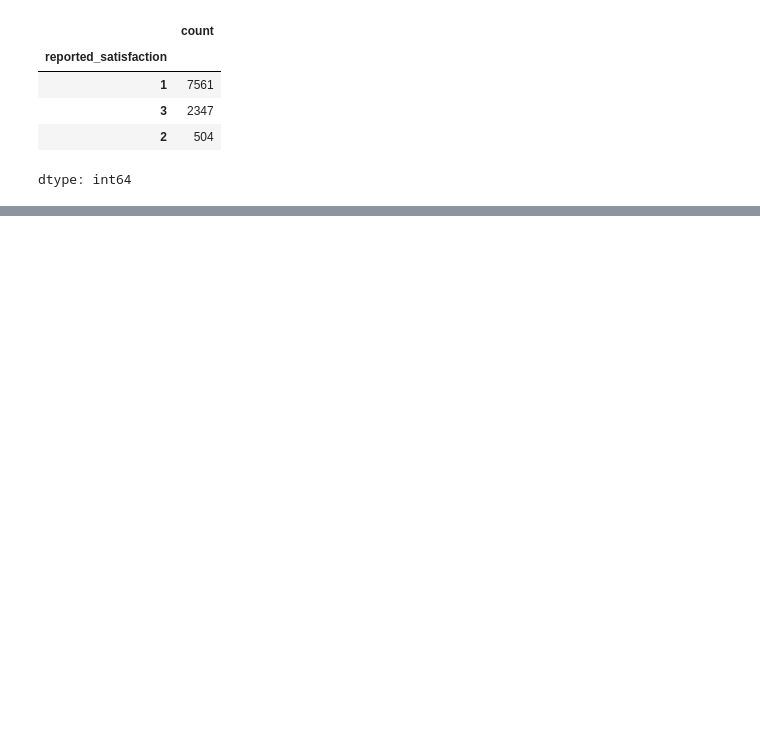
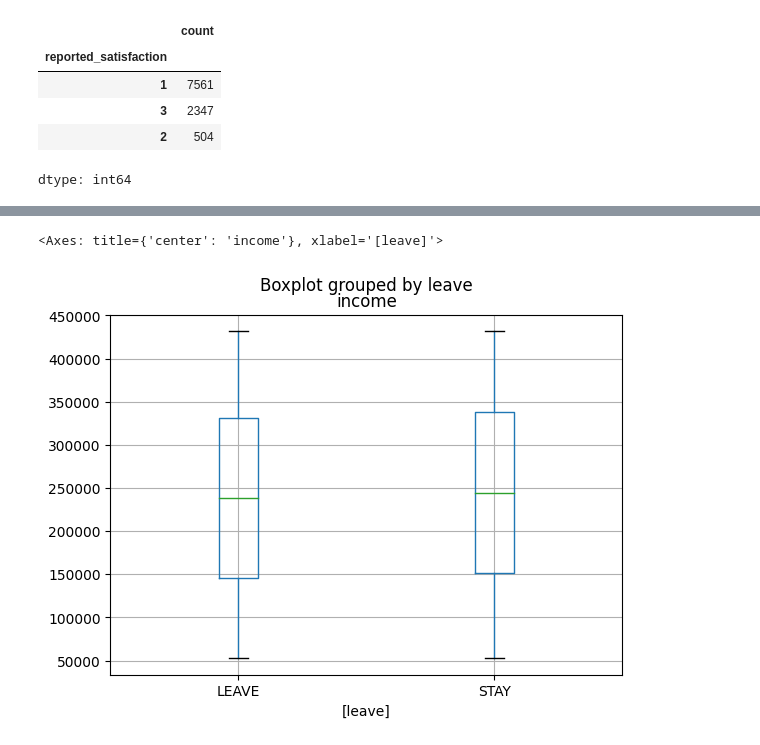
Before and after one commit to BBloxham1/is4487, a Jupyter notebook: Labs/Scripts/lab8_megatelco_data_prep.ipynb, the cells around one changed output, grey strips where cells are left out. Saved outputs shown, nothing was run; the diff lists cells and outputs as text; code cells hidden in the pictures; blank space fills up the shorter version.

```diff
--- a/Labs/Scripts/lab8_megatelco_data_prep.ipynb
+++ b/Labs/Scripts/lab8_megatelco_data_prep.ipynb
@@ -277,0 +257,6 @@ dtype: int64
+# %%
+#chart 1: Income vs leave
+df_clean[['leave','income']].boxplot(by='leave')
+# %% [output]
+<Axes: title={'center': 'income'}, xlabel='[leave]'>
+[figure, added]
```
Also changed, not shown: parts of 9 cells of this notebook.
